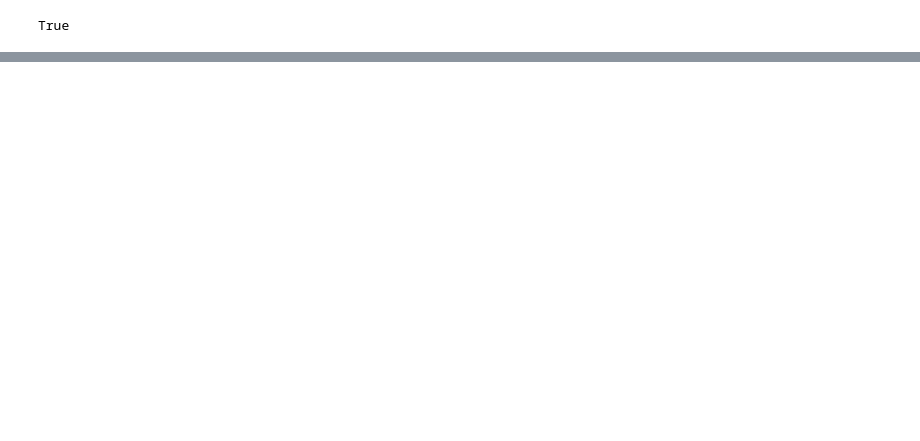
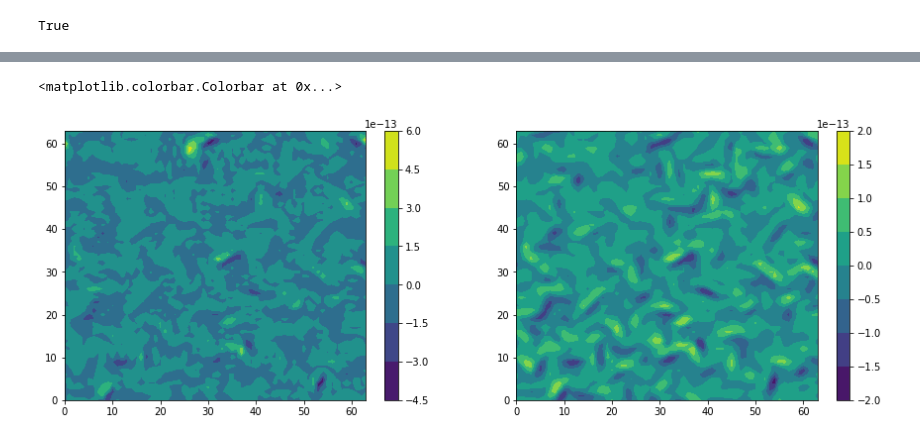
Before and after one commit to Pperezhogin/pyqg_experiments_Ross, a Jupyter notebook: pyqg_subgrid_experiments/test_PCNN.ipynb, the cells around one changed output, grey strips where cells are left out. Cells and saved outputs as stored; diff of their text form; code cells hidden in the pictures; blank space fills up the shorter version.

```diff
--- a/pyqg_subgrid_experiments/test_PCNN.ipynb
+++ b/pyqg_subgrid_experiments/test_PCNN.ipynb
@@ -87,0 +121,19 @@ False
+# %%
+nn = 0
+tt = 50
+nlev = 1
+
+xx = ds.q_forcing_advection[nn,tt,nlev,:,:]
+yy = ds.q_forcing_advection_predictions[nn,tt,nlev,:,:]
+
+plt.figure(figsize=(15,5))
+plt.subplot(1,2,1)
+plt.contourf(xx)
+plt.colorbar()
+
+plt.subplot(1,2,2)
+plt.contourf(yy)
+plt.colorbar()
+# %% [output]
+<matplotlib.colorbar.Colorbar at 0x...>
+[figure, added]
```
Also changed, not shown: parts of 17 cells of this notebook, 6 other files.
